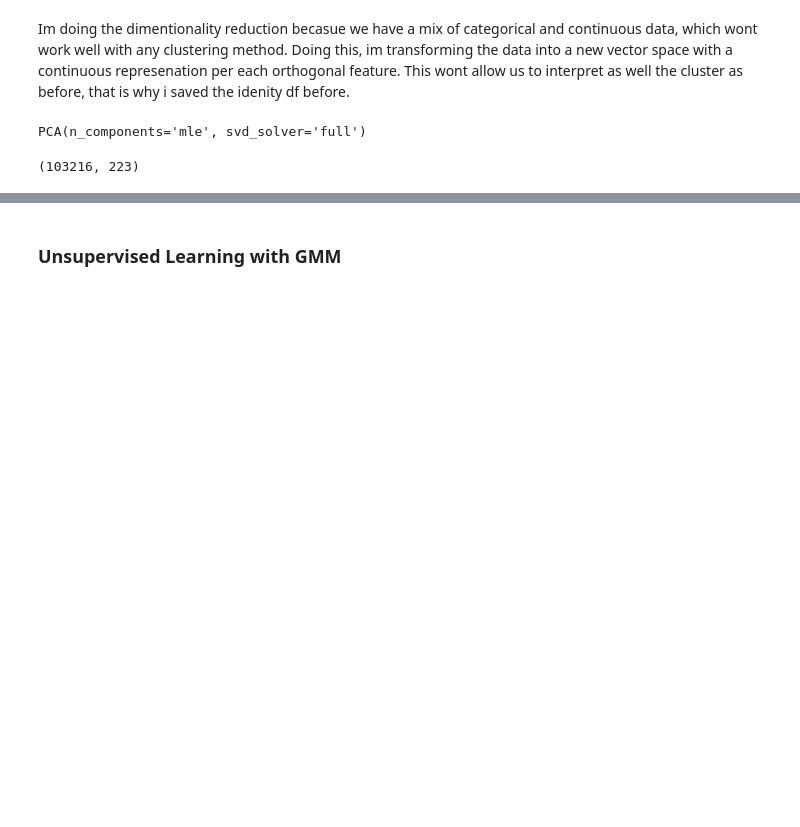
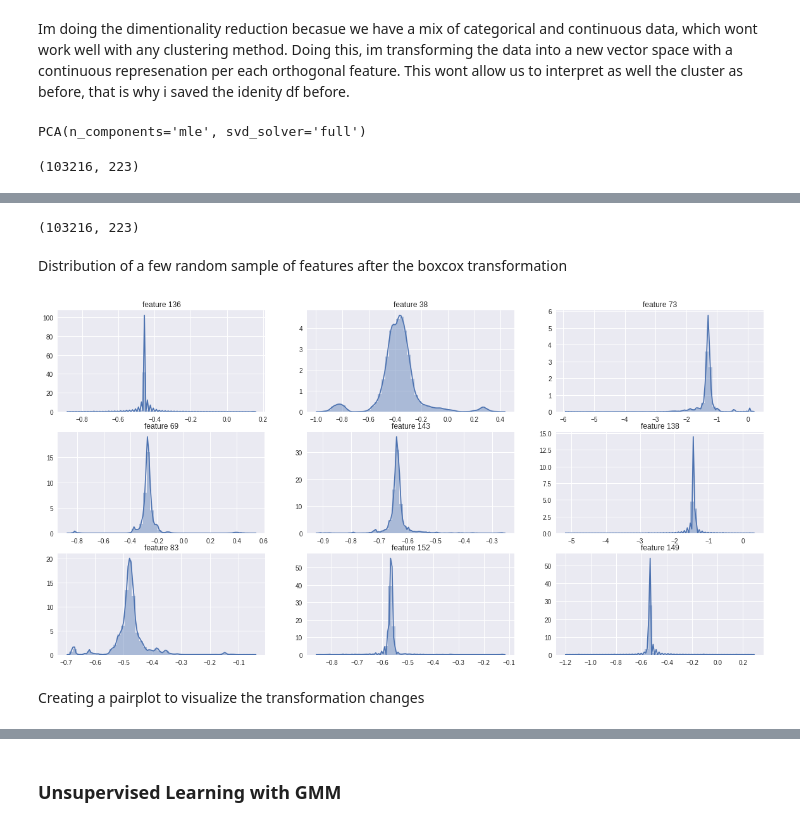
Before and after one commit to dehoyosb/MinJusticia_team77_DS4A_Project, a Jupyter notebook: unsupervised_daniel_v2.ipynb, the cells around one changed output, grey strips where cells are left out. Cells and saved outputs as stored; diff of their text form; code cells hidden in the pictures; blank space fills up the shorter version.

```diff
--- a/unsupervised_daniel_v2.ipynb
+++ b/unsupervised_daniel_v2.ipynb
@@ -444,0 +475,23 @@ data_reduced.shape
+# %%
+transformed_data = []
+for i in range(data_reduced.shape[1]):
+    if (data_reduced[:,i] < 0).any():
+        shift = np.abs(data_reduced[:,i].min()) + 1e-3
+        feature_transformed, _ = stats.boxcox(data_reduced[:,i] + shift)
+        transformed_data.append(feature_transformed.reshape(-1,1))
+# %%
+data_reduced_transformed = np.concatenate(transformed_data, axis = 1)
+data_reduced_transformed.shape
+# %% [output]
+(103216, 223)
+# %% [markdown]
+Distribution of a few random sample of features after the boxcox transformation
+# %%
+fig, ax = plt.subplots(figsize=(20,10))
+for i, feature in enumerate(rand_features):
+    plt.subplot(3,3, i + 1)
+    sns.distplot(data_reduced_transformed[:,feature]).set_title('feature {}'.format(feature))
+# %% [output]
+[figure, added]
+# %% [markdown]
+Creating a pairplot to visualize the transformation changes
```
Also changed, not shown: parts of 32 cells of this notebook.
